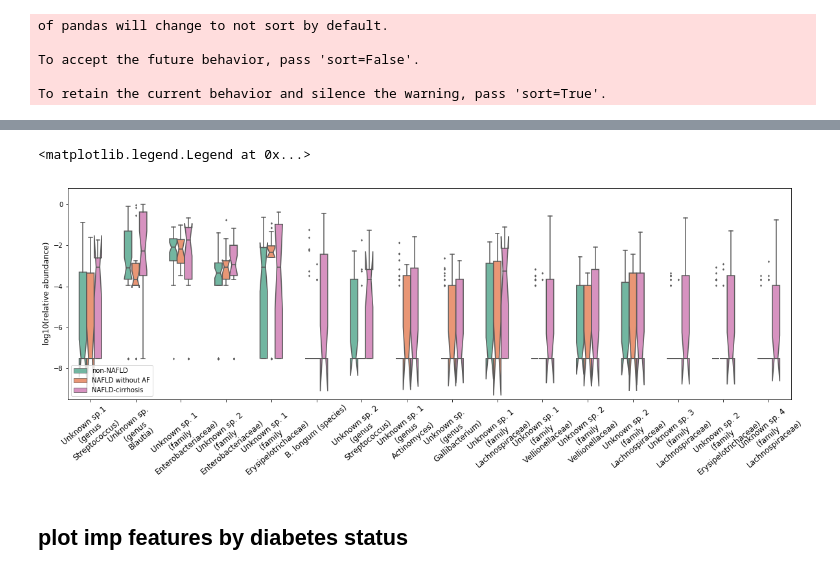
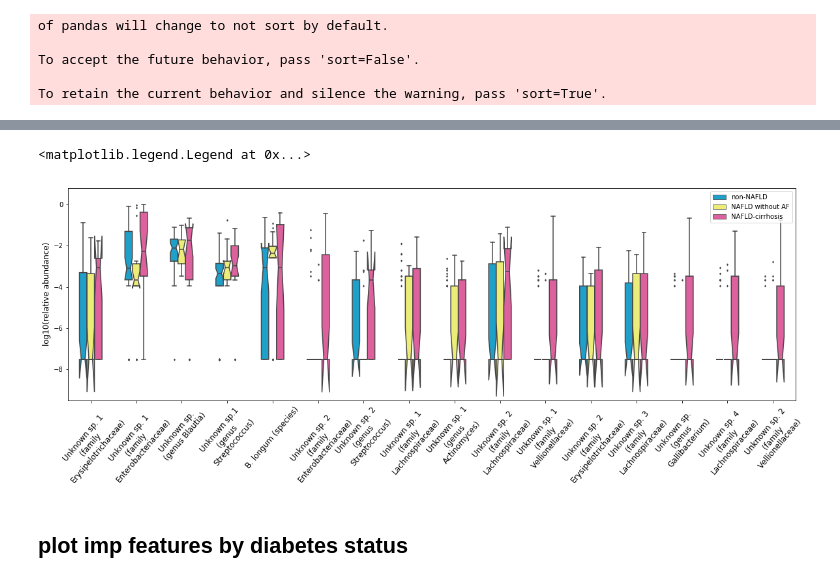
Before and after one commit to knightlab-analyses/familial-cirrhosis, a Jupyter notebook: RandomForest_Advanced_Fibrosis_classification.ipynb, the cells around one changed output, grey strips where cells are left out. Saved outputs shown, nothing was run; the diff lists cells and outputs as text; code cells hidden in the pictures.

```diff
--- a/RandomForest_Advanced_Fibrosis_classification.ipynb
+++ b/RandomForest_Advanced_Fibrosis_classification.ipynb
@@ -758,6 +758,7 @@ def plot_diff(res, impf, exp):
 
     ff=[]
     gg=[]
+    seq=[]
     count=0
     for idx in diff.index:
         taxa = str(count) + diff.loc[idx, 'taxonomy']
@@ -766,9 +767,12 @@ def plot_diff(res, impf, exp):
         tmpgrp= list([grp]*len(metadata.index))
         ff += tmptax
         gg += tmpgrp
+        seq += list([idx]*len(metadata.index))
+        print(seq)
         count+=1
     pdf['feature'] = ff
     pdf['enriched'] = gg
+    pdf['16S_sequence'] = seq
 
     groups = pdf['enriched'].unique()
 
@@ -896,33 +933,35 @@ fig.savefig('figures/fig3b.imp_features_G1PvG2PvG3P_G1P_R1.pdf', bbox_to_inches=
 # %%
 fig, ax = plt.subplots(figsize=(20, 6))
-fig = sns.boxplot(x='feature', y='log10(abundance)',hue='groups', hue_order=['G1P', 'G2P', 'G3P'],
-            palette={'G1P':'#66c2a5', 'G2P':'#fc8d62', 'G3P':'#e287c4'},
-            data=toplot2, ax=ax, width=0.5, notch=True, fliersize=2)
+fig = sns.boxplot(x='feature', y='log10(abundance)',hue='groups',
+                  hue_order=['G1P', 'G2P', 'G3P'],
+                  palette={'G1P':'#01AEE8','G2P':'#ffff66','G3P':'#F04D9C'},
+                  data=toplot2, ax=ax, width=0.5, notch=True, fliersize=2)
 plt.ylim(-9.5, 0.8)
 ax.set_ylabel('log10(relative abundance)', fontsize=12)
 ax.set_xlabel('')
-ax.set_xticklabels(rotation=40, labels=['Unknown sp.1\n(genus\nStreptococcus)',
-                                       'Unknown sp. \n(genus\nBlautia)',
-                                       'Unknown sp. 1\n(family\nEnterobacteriaceae)',
-                                       'Unknown sp. 2\n(family\nEnterobacteriaceae)',
-                                       'Unknown sp. 1\n(family\nErysipelotrichaceae)',
-                                       'B. longum (species)',
-                                       'Unknown sp. 2\n(genus\nStreptococcus)',
-                                       'Unknown sp. 1\n(genus\nActinomyces)',
-                                       'Unknown sp. \n(genus\nGallibacterium)',
-                                       'Unknown sp. 1\n(family\nLachnospiraceae)',
-                                       'Unknown sp. 1\n(family\nVellionellaceae)',
-                                       'Unknown sp. 2\n(family\nVellionellaceae)',
-                                       'Unknown sp. 2\n(family\nLachnospiraceae)',
-                                       'Unknown sp. 3\n(family\nLachnospiraceae)',
-                                       'Unknown sp. 2\n(family\nErysipelotrichaceae)',
-                                       'Unknown sp. 4\n(family\nLachnospiraceae)'], fontsize=12)
+ax.set_xticklabels(rotation=50, labels=['Unknown sp. 1\n(family\nErysipelotrichaceae)',
+                                        'Unknown sp. 1\n(family\nEnterobacteriaceae)',
+                                        'Unknown sp. \n(genus Blautia)',
+                                        'Unknown sp.1\n(genus\nStreptococcus)',
+                                        'B. longum (species)',
+                                        'Unknown sp. 2\n(family\nEnterobacteriaceae)',
+                                        'Unknown sp. 2\n(genus\nStreptococcus)',
+                                        'Unknown sp. 1\n(family\nLachnospiraceae)',
+                                        'Unknown sp. 1\n(genus\nActinomyces)',
+                                        'Unknown sp. 2\n(family\nLachnospiraceae)',
+                                        'Unknown sp. 1\n(family\nVellionellaceae)',
+                                        'Unknown sp. 2\n(family\nErysipelotrichaceae)',
+                                        'Unknown sp. 3\n(family\nLachnospiraceae)',
+                                        'Unknown sp. \n(genus\nGallibacterium)',
+                                        'Unknown sp. 4\n(family\nLachnospiraceae)',
+                                        'Unknown sp. 2\n(family\nVellionellaceae)'],
+                                        fontsize=12)
 
 handles, _ = fig.get_legend_handles_labels()
-fig.legend(handles, ["non-NAFLD", "NAFLD without AF", "NAFLD-cirrhosis"],loc='lower left')
+fig.legend(handles, ["non-NAFLD", "NAFLD without AF", "NAFLD-cirrhosis"],loc='upper right')
 # %% [output]
 <matplotlib.legend.Legend at 0x...>
-[figure, old version]
+[figure, new version]
 # %%
 # save source data
 toplot2.reset_index().rename(columns={'index':'#SampleID'}).to_csv('tables/source_data_fig3a.csv', index=False)
```
Also changed, not shown: parts of 9 cells of this notebook, 3 other files.
